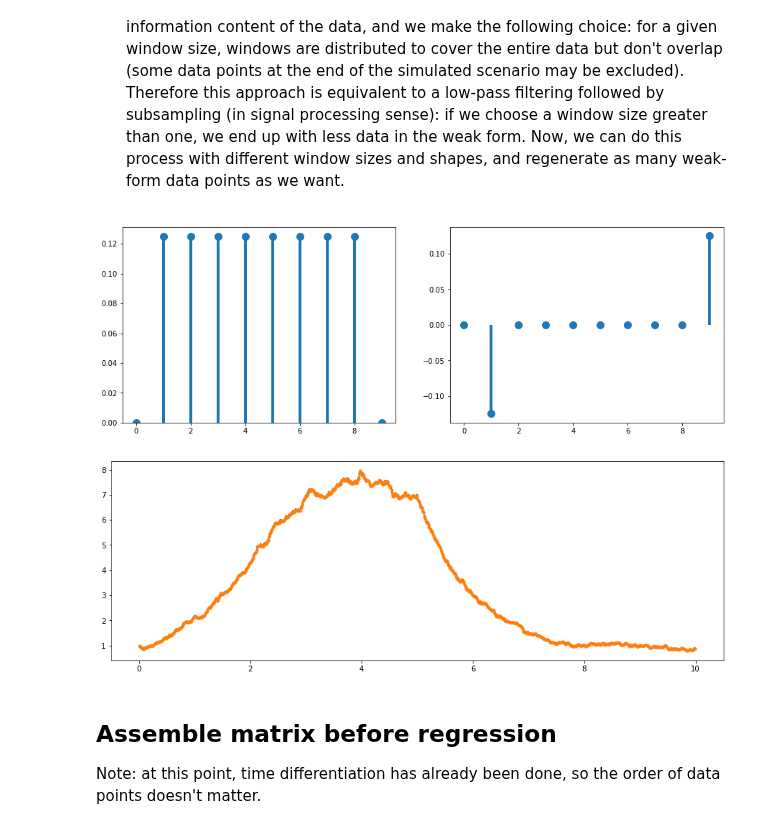
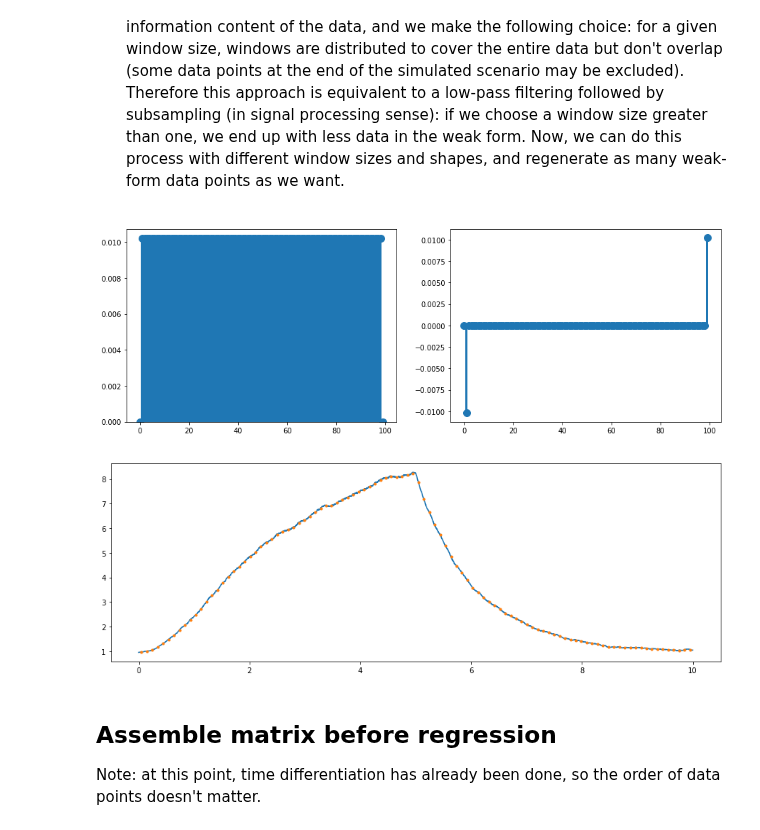
Before and after one commit to etiennerognin/DiluteBrownianDynamics, a Jupyter notebook: data/analyse_Hookean.ipynb, the cells around one changed output. Drawn from its saved outputs; the diff is of its cells as text; code cells hidden in the pictures.

```diff
--- a/data/analyse_Hookean.ipynb
+++ b/data/analyse_Hookean.ipynb
@@ -178,23 +183,23 @@ A few important remarks:
 # %%
 from matsindy.weak import make_window
 
-window = make_window(10, 'rectangular')
+window = make_window(100, 'rectangular')
 
 width = len(window)
 x = np.arange(width)
 #print(window)
 wind_diff = np.zeros(width)
 # derivative:
 wind_diff[1:] = -np.diff(window)
 plt.rcParams['figure.figsize'] = [15, 5]
 fig, ax = plt.subplots(ncols=2)
 ax[0].bar(x, window, width=0.01*width)
 ax[0].plot(window,'o',markersize=10)
 ax[1].bar(x, wind_diff, width=0.01*width)
 ax[1].plot(wind_diff,'o',markersize=10)
 plt.show()
 # %% [output]
-[figure, old version]
+[figure, new version]
 # %%
 from matsindy.weak import weak_diff
 
@@ -211,12 +216,12 @@ for scenario, data in dataset.items():
     dt = data['t'][1]-data['t'][0]
     wfeatures_dataset[scenario] = [weak_form(feature, dt, window) for feature in data['features']]
 # %%
-scenario = 'random_0_n100'
+scenario = 'random_0_n1000'
 plt.plot(dataset[scenario]['t'], dataset[scenario]['S'][:,0,0])
 plt.plot(dataset[scenario]['t'][width//2:-width//2:width-2], wfeatures_dataset[scenario][1][:,0,0]/dt, '.')
 plt.show()
 # %% [output]
-[figure, old version]
+[figure, new version]
 # %% [markdown]
 ## Assemble matrix before regression
 
```
Also changed, not shown: parts of 19 cells of this notebook, 14 other files.
